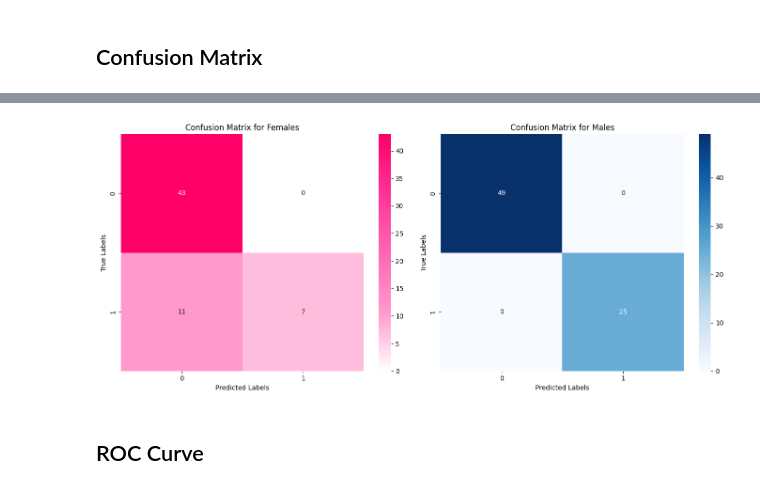
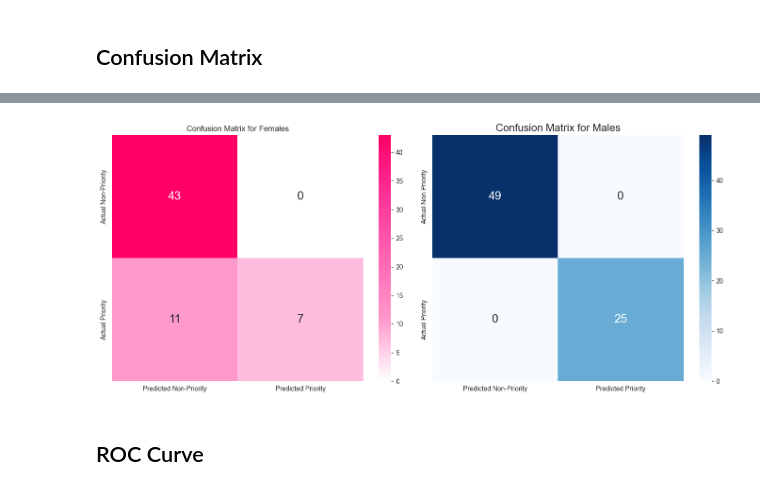
Before and after one commit to DanaMikulinsky/ethics_AI_project, a Jupyter notebook: train_and_evaluate_model.ipynb, the cells around one changed output, grey strips where cells are left out. Cells and saved outputs as stored; diff of their text form; code cells hidden in the pictures.

```diff
--- a/train_and_evaluate_model.ipynb
+++ b/train_and_evaluate_model.ipynb
@@ -24,3 +24,6 @@ df.head()
 | 2 | Female | I was driving when I started to f... | ['jaw pain', 'nausea', 'broken arm'] | non-priority |
 | 3 | Female | While walking, I experienced naus... | ['nausea', 'bleeding', 'broken le... | non-priority |
 | 4 | Male | I was sitting at home when I felt... | ['indigestion', 'broken arm', 'sw... | non-priority |
+# %%
+df['has_chest_pain'] = df['provided_symptoms'].apply(lambda x: 'chest pain' in eval(x))
+df.head()
@@ -190,23 +216,23 @@ Text(50.722222222222214, 0.5, 'True Labels')
 # %%
 # Confusion matrix by gender
 fig, axes = plt.subplots(1, 2, figsize=(14, 6))
 
 pink_colors = ["#ffffff", "#ff99cc", "#ff66b2", "#ff3399", "#ff0066"]
 pink_cmap = LinearSegmentedColormap.from_list("pink_cmap", pink_colors)
-sns.heatmap(conf_matrix_female, annot=True, fmt='d', cmap=pink_cmap, ax=axes[0])
+sns.heatmap(conf_matrix_female, annot=True, fmt='d', cmap=pink_cmap, ax=axes[0], xticklabels=['Predicted Non-Priority',  'Predicted Priority'], yticklabels=['Actual Non-Priority',  'Actual Priority'], annot_kws={"size": 18})
 axes[0].set_title('Confusion Matrix for Females')
-axes[0].set_xlabel('Predicted Labels')
-axes[0].set_ylabel('True Labels')
+# axes[0].set_xlabel('Predicted Labels')
+# axes[0].set_ylabel('True Labels')
 
-sns.heatmap(conf_matrix_male, annot=True, fmt='d', cmap='Blues', ax=axes[1])
-axes[1].set_title('Confusion Matrix for Males')
-axes[1].set_xlabel('Predicted Labels')
-axes[1].set_ylabel('True Labels')
+sns.heatmap(conf_matrix_male, annot=True, fmt='d', cmap='Blues', ax=axes[1], xticklabels=['Predicted Non-Priority',  'Predicted Priority'], yticklabels=['Actual Non-Priority',  'Actual Priority'], annot_kws={"size": 18})
+axes[1].set_title('Confusion Matrix for Males', fontsize=16)
+# axes[1].set_xlabel('Predicted Labels')
+# axes[1].set_ylabel('True Labels')
 
 plt.tight_layout()
 plt.show()
 # %% [output]
-[figure, old version]
+[figure, new version]
 # %% [markdown]
 ## ROC Curve
 # %% [markdown]
```
Also changed, not shown: parts of 7 cells of this notebook.
